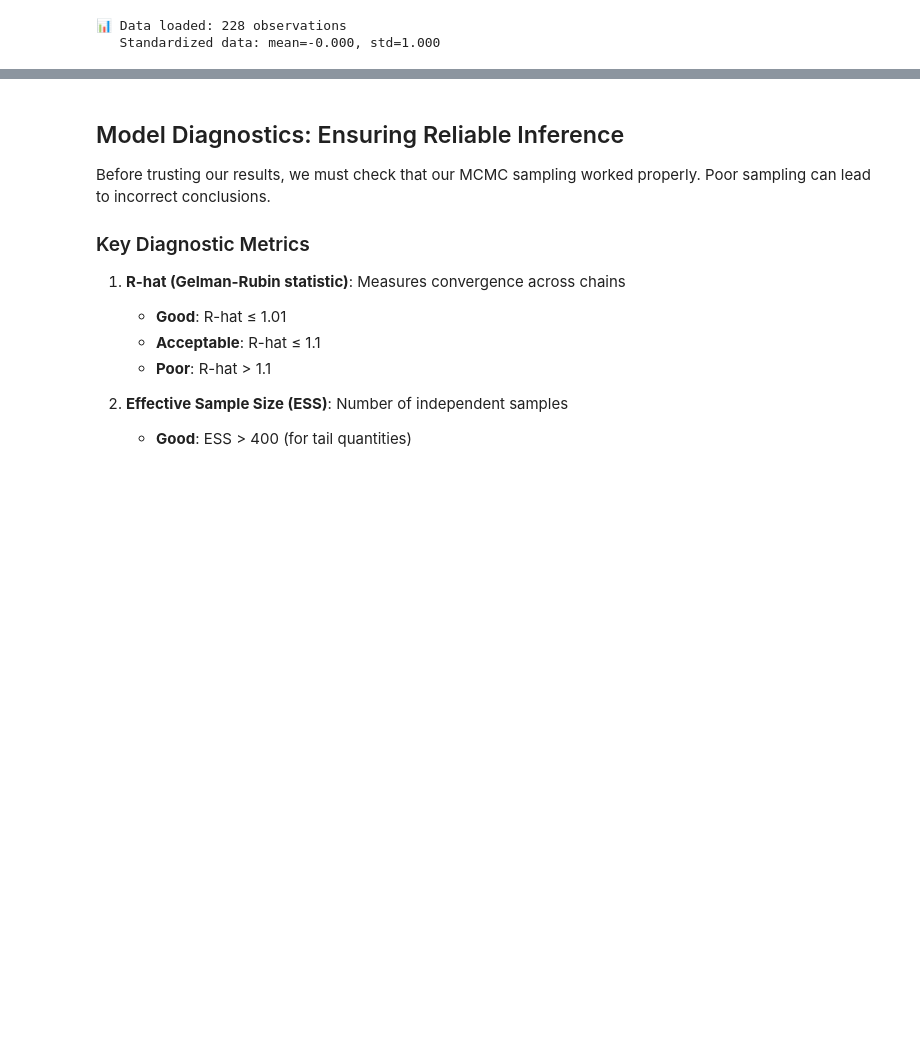
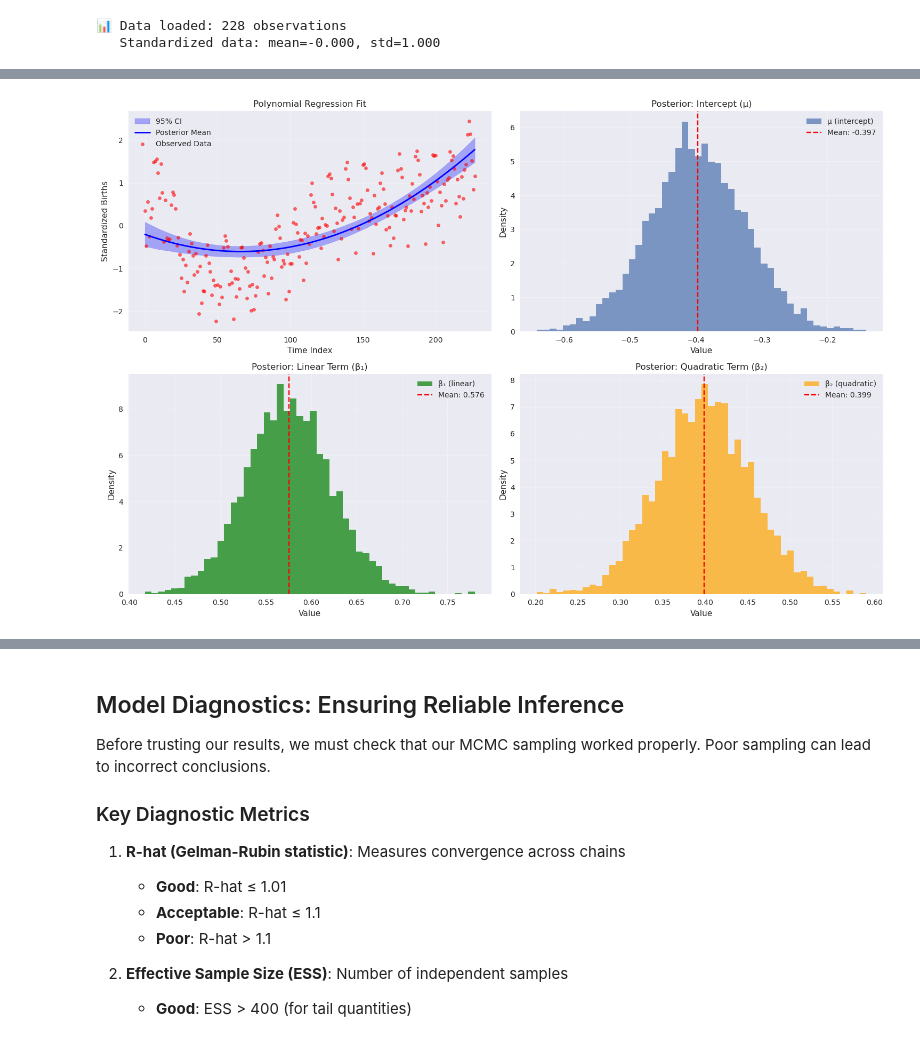
Before and after one commit to Chao-Jen/ts_pydata_london_2025, a Jupyter notebook: notebooks/Section2_Bayesian_Inference_and_PyMC.ipynb, the cells around one changed output, grey strips where cells are left out. Drawn from its saved outputs; the diff is of its cells as text; code cells hidden in the pictures; blank space fills up the shorter version.

```diff
--- a/notebooks/Section2_Bayesian_Inference_and_PyMC.ipynb
+++ b/notebooks/Section2_Bayesian_Inference_and_PyMC.ipynb
@@ -326,0 +327,51 @@ print(f"   more sophisticated time series models that capture temporal dependenc
+# %%
+mu_post = trace_poly.posterior['mu'].values.flatten()
+beta_1_post = trace_poly.posterior['beta'].sel(coef='linear').values.flatten()
+beta_2_post = trace_poly.posterior['beta'].sel(coef='quadratic').values.flatten()
+mu_t_post = trace_poly.posterior['mu_t'].values
+
+fig, ((ax1, ax2), (ax3, ax4)) = plt.subplots(2, 2, figsize=(15, 10))
+
+mu_t_reshaped = mu_t_post.reshape(-1, mu_t_post.shape[-1])
+
+mu_mean = np.mean(mu_t_reshaped, axis=0)
+mu_lower = np.percentile(mu_t_reshaped, 2.5, axis=0)
+mu_upper = np.percentile(mu_t_reshaped, 97.5, axis=0)
+
+ax1.fill_between(time_idx, mu_lower, mu_upper, alpha=0.3, color='blue', label='95% CI')
+ax1.plot(time_idx, mu_mean, color='blue', linewidth=2, label='Posterior Mean')
+ax1.scatter(time_idx, births_standardized, alpha=0.6, color='red', s=20, label='Observed Data')
+ax1.set_title('Polynomial Regression Fit')
+ax1.set_xlabel('Time Index')
+ax1.set_ylabel('Standardized Births')
+ax1.legend()
+ax1.grid(True, alpha=0.3)
+
+ax2.hist(mu_post, bins=50, alpha=0.7, density=True, label='μ (intercept)')
+ax2.axvline(np.mean(mu_post), color='red', linestyle='--', label=f'Mean: {np.mean(mu_post):.3f}')
+ax2.set_title('Posterior: Intercept (μ)')
+ax2.set_xlabel('Value')
+ax2.set_ylabel('Density')
+ax2.legend()
+ax2.grid(True, alpha=0.3)
+
+ax3.hist(beta_1_post, bins=50, alpha=0.7, density=True, label='β₁ (linear)', color='green')
+ax3.axvline(np.mean(beta_1_post), color='red', linestyle='--', label=f'Mean: {np.mean(beta_1_post):.3f}')
+ax3.set_title('Posterior: Linear Term (β₁)')
+ax3.set_xlabel('Value')
+ax3.set_ylabel('Density')
+ax3.legend()
+ax3.grid(True, alpha=0.3)
+
+ax4.hist(beta_2_post, bins=50, alpha=0.7, density=True, label='β₂ (quadratic)', color='orange')
+ax4.axvline(np.mean(beta_2_post), color='red', linestyle='--', label=f'Mean: {np.mean(beta_2_post):.3f}')
+ax4.set_title('Posterior: Quadratic Term (β₂)')
+ax4.set_xlabel('Value')
+ax4.set_ylabel('Density')
+ax4.legend()
+ax4.grid(True, alpha=0.3)
+
+plt.tight_layout()
+plt.show()
+# %% [output]
+[figure, added]
```
Also changed, not shown: parts of 19 cells of this notebook, 9 other files.
